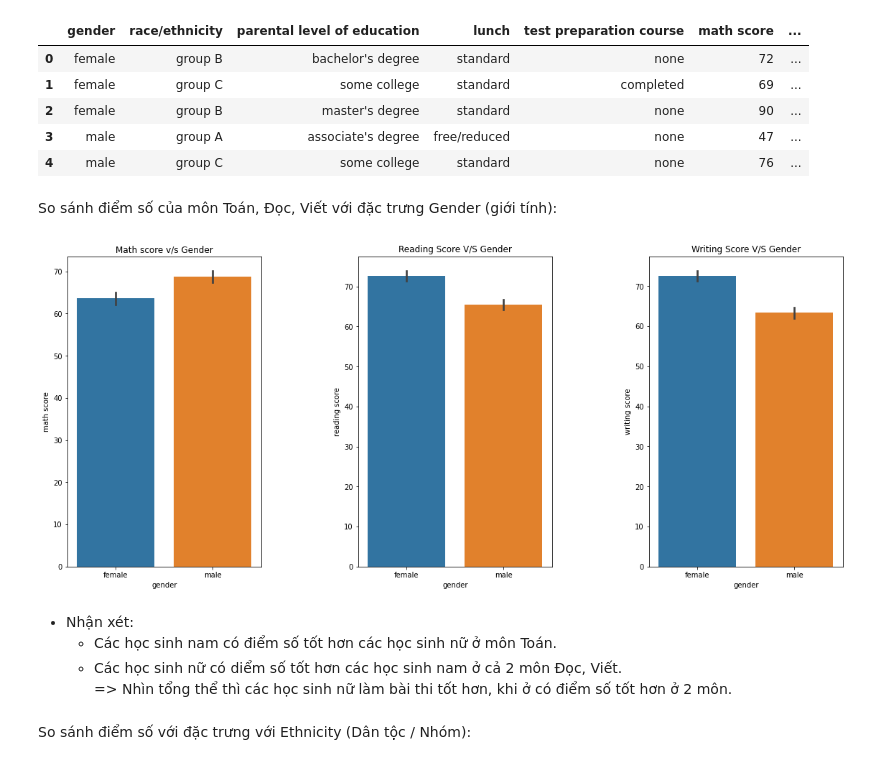
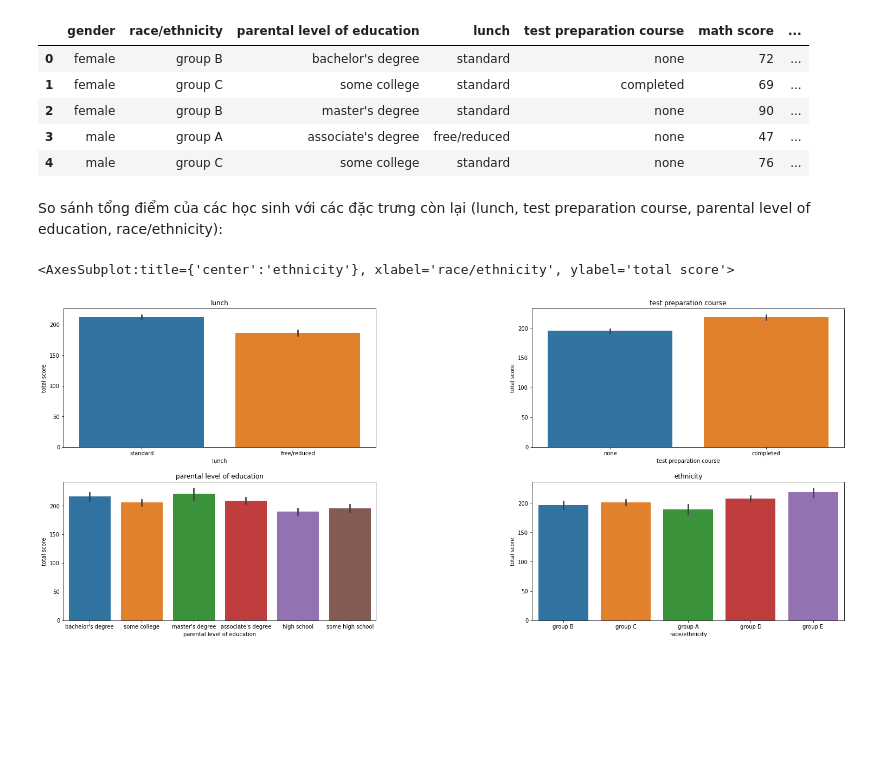
Before and after one commit to Kim-bk/bootstrap-sampling-method, a Jupyter notebook: data_science.ipynb, the cells around one changed output. Cells and saved outputs as stored; diff of their text form; code cells hidden in the pictures; blank space fills up the shorter version.

```diff
--- a/data_science.ipynb
+++ b/data_science.ipynb
@@ -185,31 +220,27 @@ df.head()
 | 2 | female | group B | master's degree | standard | none | 90 | ... |
 | 3 | male | group A | associate's degree | free/reduced | none | 47 | ... |
 | 4 | male | group C | some college | standard | none | 76 | ... |
-# %% [markdown]
-So sánh điểm số của môn Toán, Đọc, Viết với đặc trưng Gender (giới tính):
+# %% [markdown]
+So sánh tổng điểm của các học sinh với các đặc trưng còn lại (lunch, test preparation course, parental level of education, race/ethnicity):
 # %%
-plt.figure(figsize=(15,6))
+plt.figure(figsize=(20,8))
 plt.subplots_adjust(top=1,bottom=0,right=1,left=0,hspace=0.25,wspace=0.5)
 
-plt.subplot(131)
-plt.title("Math score v/s Gender")
-sns.barplot(x="gender",y='math score',data=df)
+plt.subplot(221)
+plt.title("lunch")
+sns.barplot(x ='lunch', y = 'total score', data= df)
 
-plt.subplot(132)
-plt.title("Reading Score V/S Gender")
-sns.barplot(x='gender',y='reading score',data=df)
+plt.subplot(222)
+plt.title("test preparation course")
+sns.barplot(x='test preparation course', y='total score', data=df)
 
-plt.subplot(133)
-plt.title("Writing Score V/S Gender")
-sns.barplot(x='gender',y='writing score',data=df)
+plt.subplot(223)
+plt.title("parental level of education")
+sns.barplot(x='parental level of education', y='total score', data=df)
 
-plt.show()
+plt.subplot(224)
+plt.title("ethnicity")
+sns.barplot(x='race/ethnicity', y='total score', data=df)
 # %% [output]
+<AxesSubplot:title={'center':'ethnicity'}, xlabel='race/ethnicity', ylabel='total score'>
-[figure, old version]
+[figure, new version]
-# %% [markdown]
-* Nhận xét:
-    - Các học sinh nam có điểm số tốt hơn các học sinh nữ ở môn Toán.
-    - Các học sinh nữ có diểm số tốt hơn các học sinh nam ở cả 2 môn Đọc, Viết.\
-    => Nhìn tổng thể thì các học sinh nữ làm bài thi tốt hơn, khi ở có điểm số tốt hơn ở 2 môn.
-# %% [markdown]
-So sánh điểm số với đặc trưng với Ethnicity (Dân tộc / Nhóm):
```
Also changed, not shown: parts of 60 cells of this notebook.
